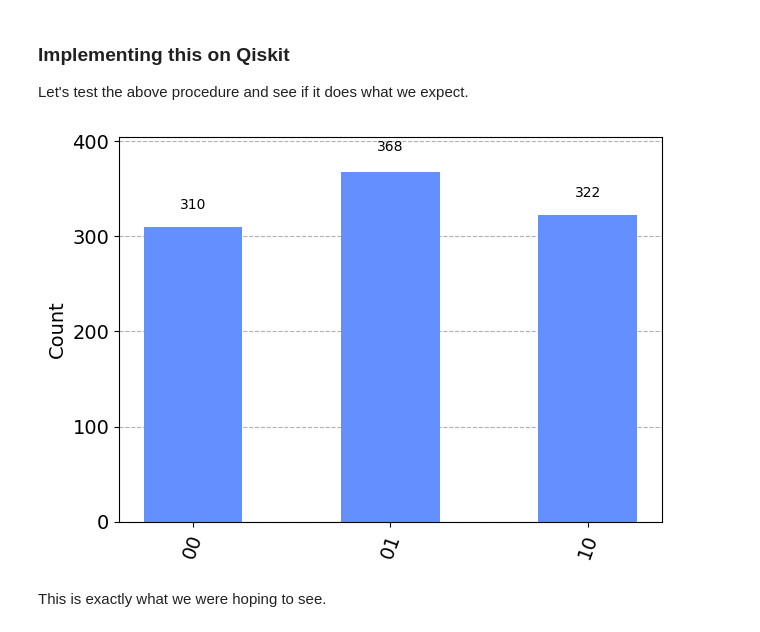
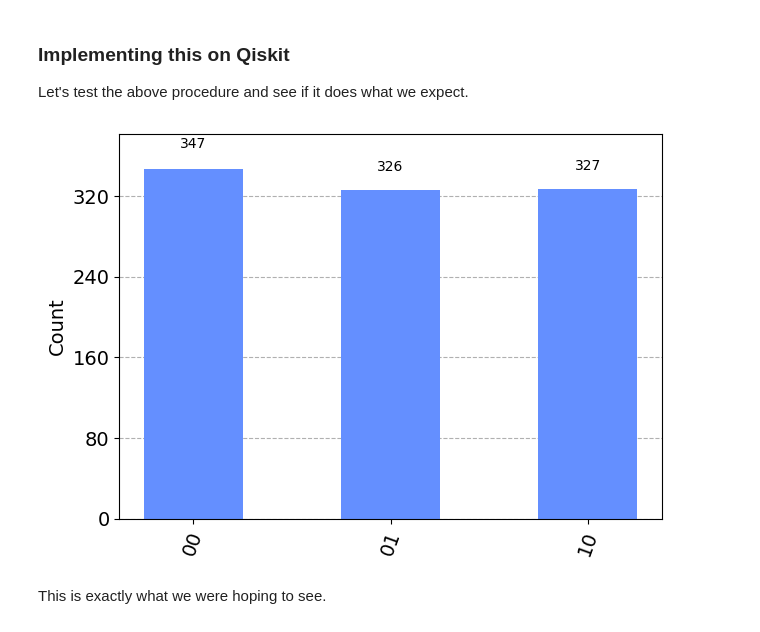
Before and after one commit to aesidau/quantumrandom, a Jupyter notebook: 02_Other random distributions on quantum computers.ipynb, the cells around one changed output. Cells and saved outputs as stored; diff of their text form; code cells hidden in the pictures.

```diff
--- a/02_Other random distributions on quantum computers.ipynb
+++ b/02_Other random distributions on quantum computers.ipynb
@@ -106,24 +108,21 @@ Vartiainen, Bergholm, and Salomaa](https://arxiv.org/pdf/quant-ph/0407010.pdf).
 Let's test the above procedure and see if it does what we expect.
 # %%
 angle1 = 2 * np.arcsin(np.sqrt(1.0/3.0))
-angle2 = 3/4 * np.pi
-angle3 = -np.pi / 4
+angle2 = np.pi / 4
 
 circuit = QuantumCircuit(q,c) # Set up the quantum computer, a.k.a. quantum circuit
+
 circuit.ry(angle1, 1)
+circuit.h(0)
+circuit.ry(angle2, 0)
+circuit.cx(1,0)
+circuit.ry(-angle2, 0)
 
-circuit.h(0)
-circuit.ry(-angle3, 0)
-# or
-#circuit.ry(angle2, 0)
-
-circuit.cx(1,0)
-circuit.ry(angle3, 0)
 circuit.measure(q, c)         # Measure the qubits and get some bits
 
 result = execute(circuit, backend, shots=1000).result()    # Run this all 1,000 times
 plot_histogram(result.get_counts(circuit))                 # Show a histogram of the results
 # %% [output]
-[figure, old version]
+[figure, new version]
 # %% [markdown]
 This is exactly what we were hoping to see.
```
Also changed, not shown: parts of 2 cells of this notebook.
